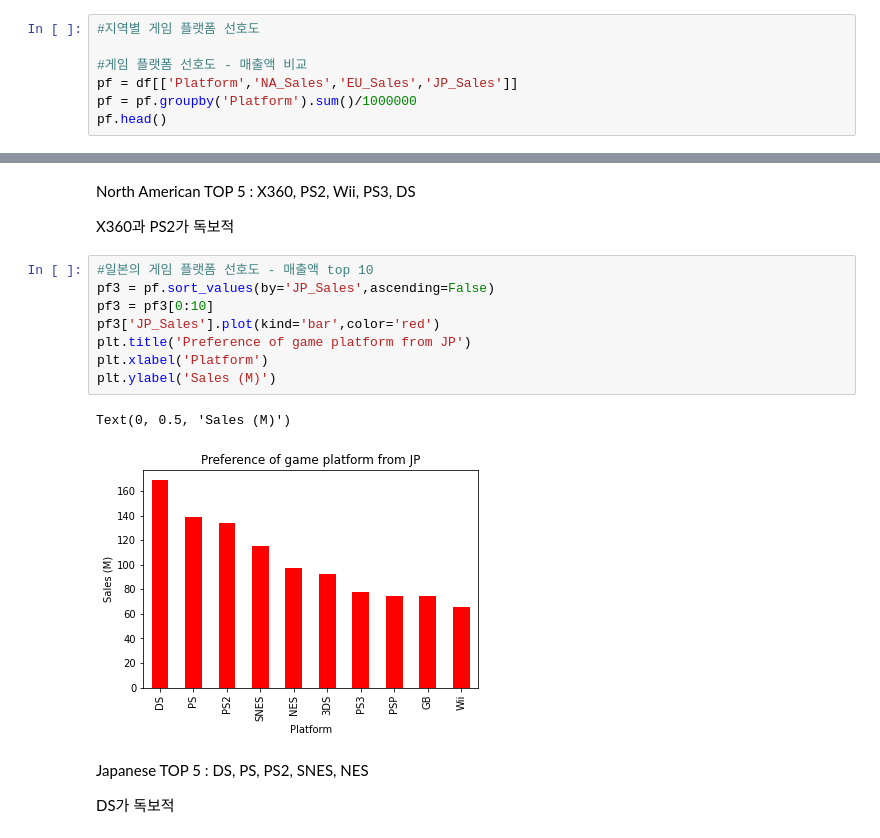
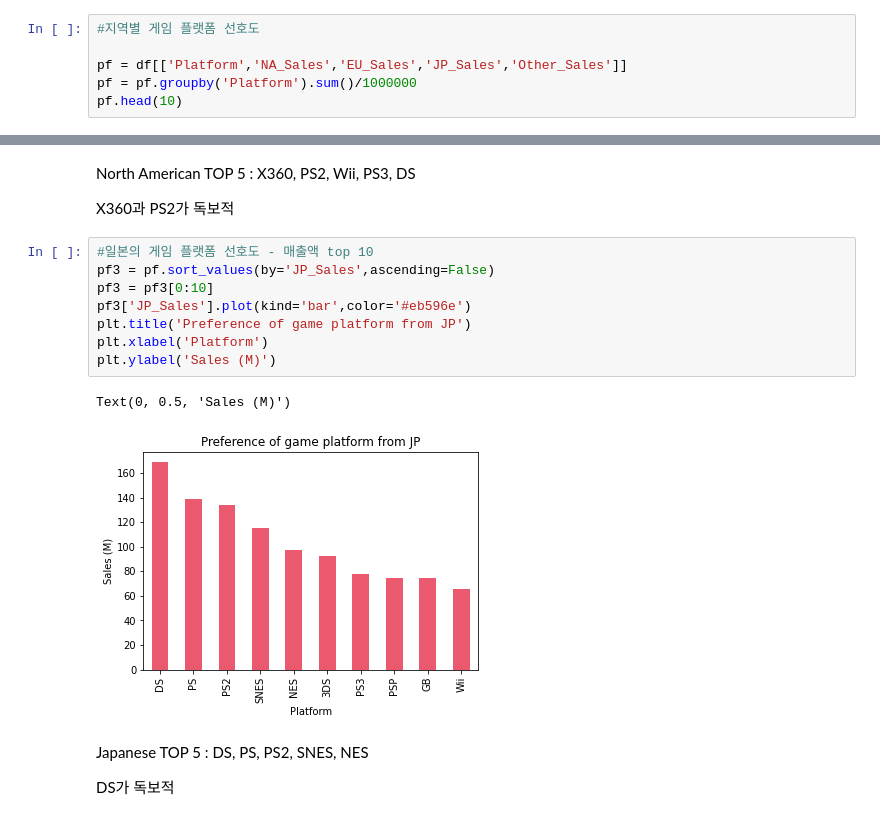
Before and after one commit to threegenie/vgames_project, a Jupyter notebook: game_data.ipynb, the cells around one changed output, grey strips where cells are left out. Cells and saved outputs as stored; diff of their text form.

```diff
--- a/game_data.ipynb
+++ b/game_data.ipynb
@@ -238,8 +253,7 @@ Text(0.5, 0, 'Year')
 # %%
 #지역별 게임 플랫폼 선호도
 
-#게임 플랫폼 선호도 - 매출액 비교
-pf = df[['Platform','NA_Sales','EU_Sales','JP_Sales']]
+pf = df[['Platform','NA_Sales','EU_Sales','JP_Sales','Other_Sales']]
 pf = pf.groupby('Platform').sum()/1000000
-pf.head()
+pf.head(10)
 # %% [output]
@@ -284,14 +303,14 @@ X360과 PS2가 독보적
 # %%
 #일본의 게임 플랫폼 선호도 - 매출액 top 10
 pf3 = pf.sort_values(by='JP_Sales',ascending=False)
 pf3 = pf3[0:10]
-pf3['JP_Sales'].plot(kind='bar',color='red')
+pf3['JP_Sales'].plot(kind='bar',color='#eb596e')
 plt.title('Preference of game platform from JP')
 plt.xlabel('Platform')
 plt.ylabel('Sales (M)')
 # %% [output]
 Text(0, 0.5, 'Sales (M)')
-[figure, old version]
+[figure, new version]
 # %% [markdown]
 Japanese TOP 5 : DS, PS, PS2, SNES, NES
 
```
Also changed, not shown: parts of 17 cells of this notebook.
